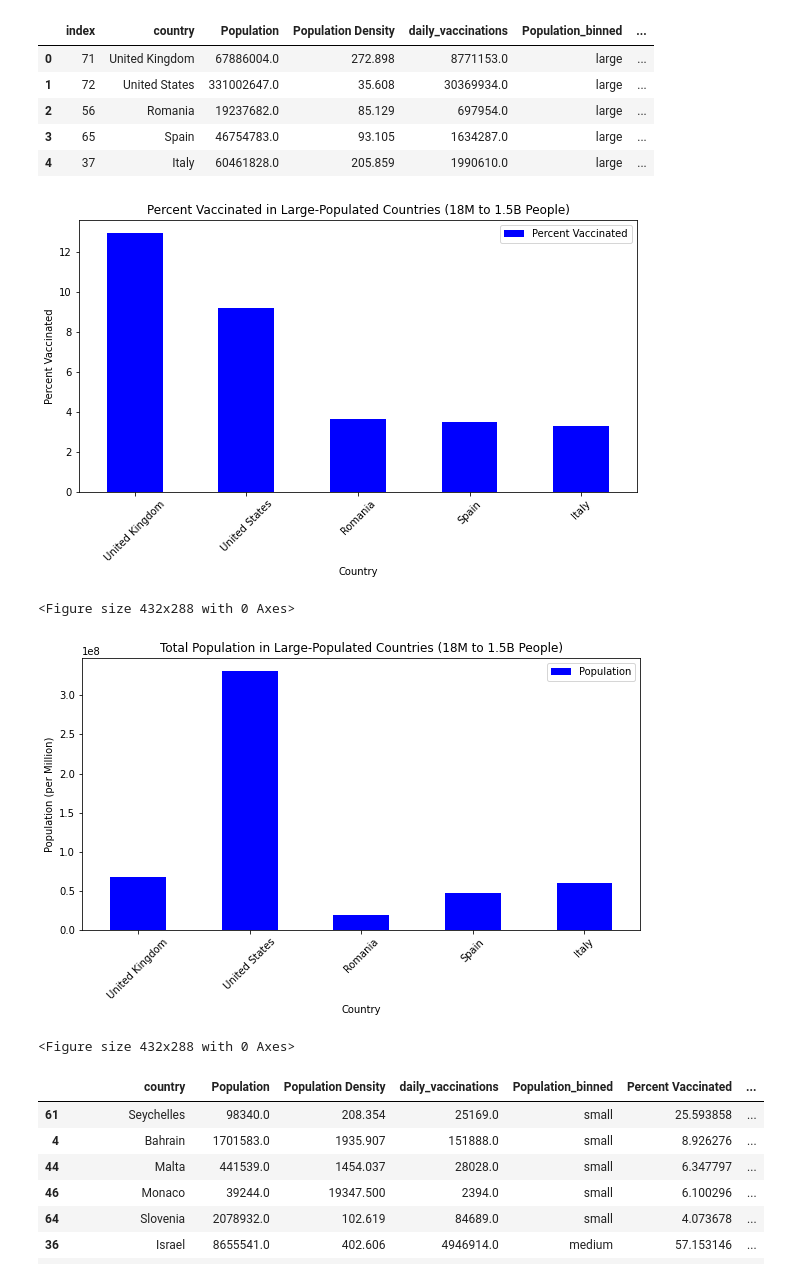
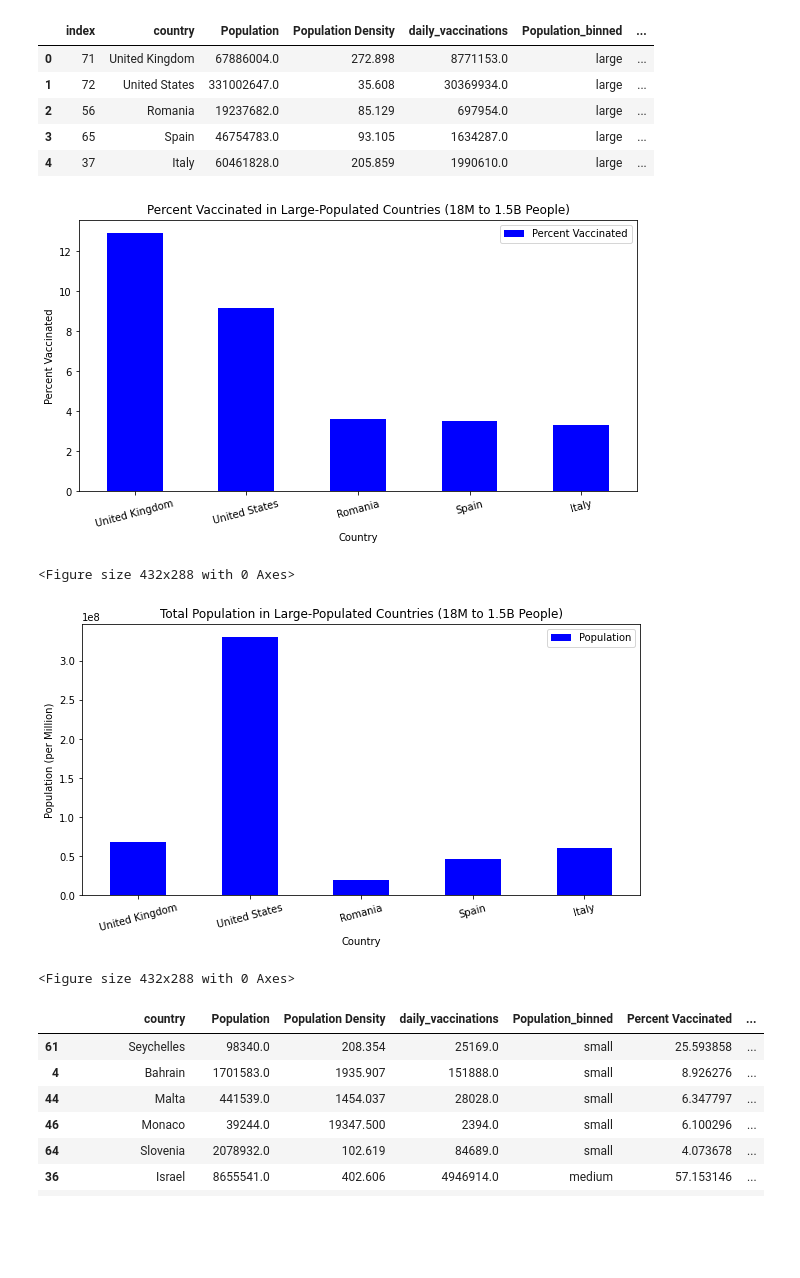
Before and after one commit to vrachupally/Corona-Vaccines, a Jupyter notebook: PythonProject/Tara-stay.ipynb, the cells around one changed output. Drawn from its saved outputs; the diff is of its cells as text; code cells hidden in the pictures; blank space fills up the shorter version.

```diff
--- a/PythonProject/Tara-stay.ipynb
+++ b/PythonProject/Tara-stay.ipynb
@@ -405,21 +405,21 @@ sorted_large_country_df
 # %%
 # bar chart - large countries percent vaccinated
 x_axis = sorted_large_country_df['country']
 y_axis = sorted_large_country_df['Percent Vaccinated']
 
 # Use DataFrame.plot() in order to create a bar chart of the data
 sorted_large_country_df.plot(kind="bar", x='country', y='Percent Vaccinated', figsize=(10,5), color='b')
 
 # Set a title for the chart
 plt.title("Percent Vaccinated in Large-Populated Countries (18M to 1.5B People)")
 plt.xlabel("Country")
 plt.ylabel("Percent Vaccinated")
-plt.xticks(rotation = 45)
+plt.xticks(rotation = 15)
 plt.savefig("visualizations/large_percent_vaccinated")
 plt.show()
 plt.tight_layout()
 # %% [output]
-[figure, old version]
+[figure, new version]
 <Figure size 432x288 with 0 Axes>
 # %%
 # bar chart - large countries sorted by population
@@ -433,12 +433,12 @@ sorted_large_country_df.plot(kind="bar", x='country', y='Population', figsize=(1
 plt.title("Total Population in Large-Populated Countries (18M to 1.5B People)")
 plt.xlabel("Country")
 plt.ylabel("Population (per Million)")
-plt.xticks(rotation = 45)
+plt.xticks(rotation = 15)
 plt.savefig("visualizations/large_tot_pop")
 plt.show()
 plt.tight_layout()
 # %% [output]
-[figure, old version]
+[figure, new version]
 <Figure size 432x288 with 0 Axes>
 # %%
 # top 5 countries in each category:  % vaccinated by population (daily vaccinations/total population)
```
Also changed, not shown: parts of 4 cells of this notebook, 6 other files.
